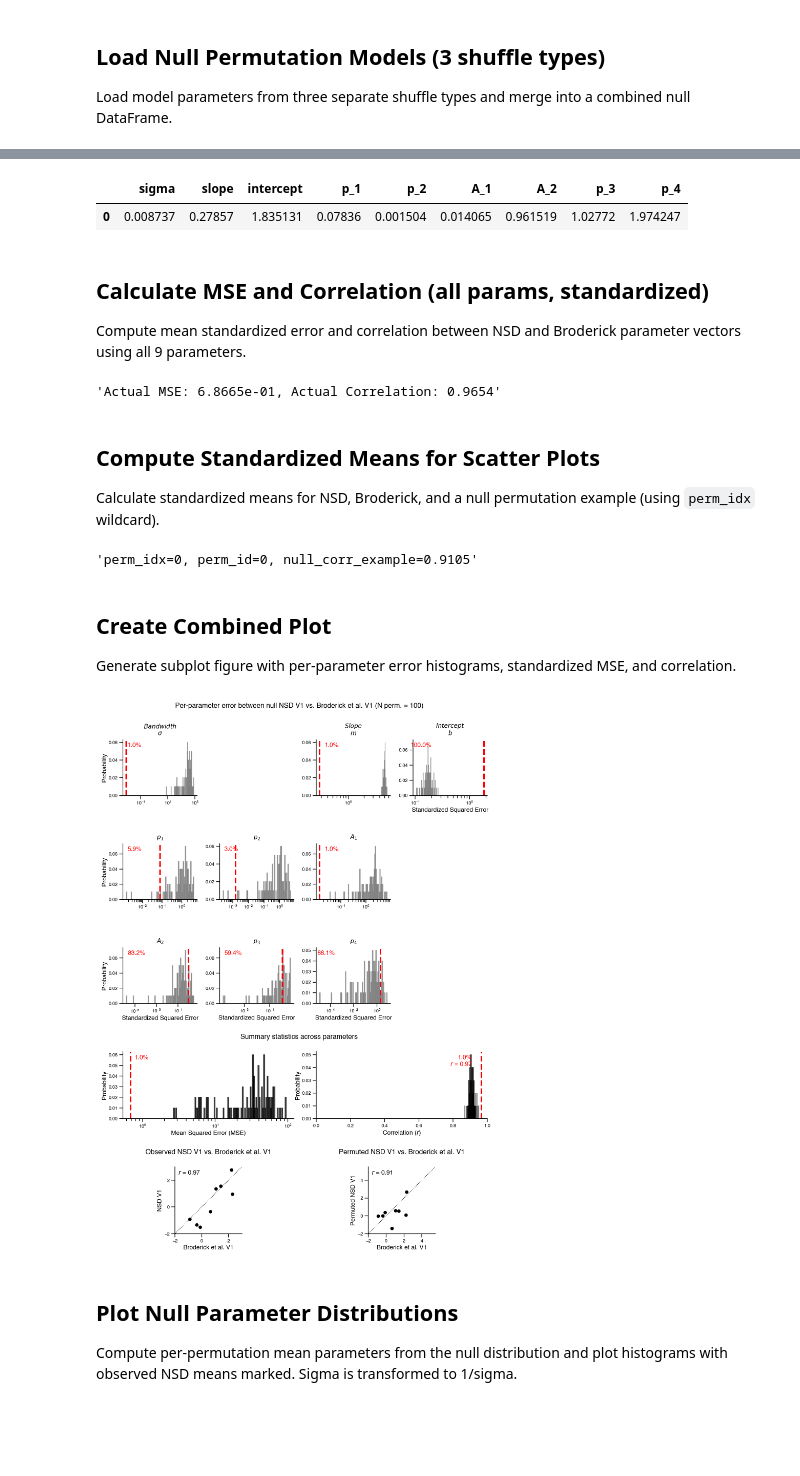
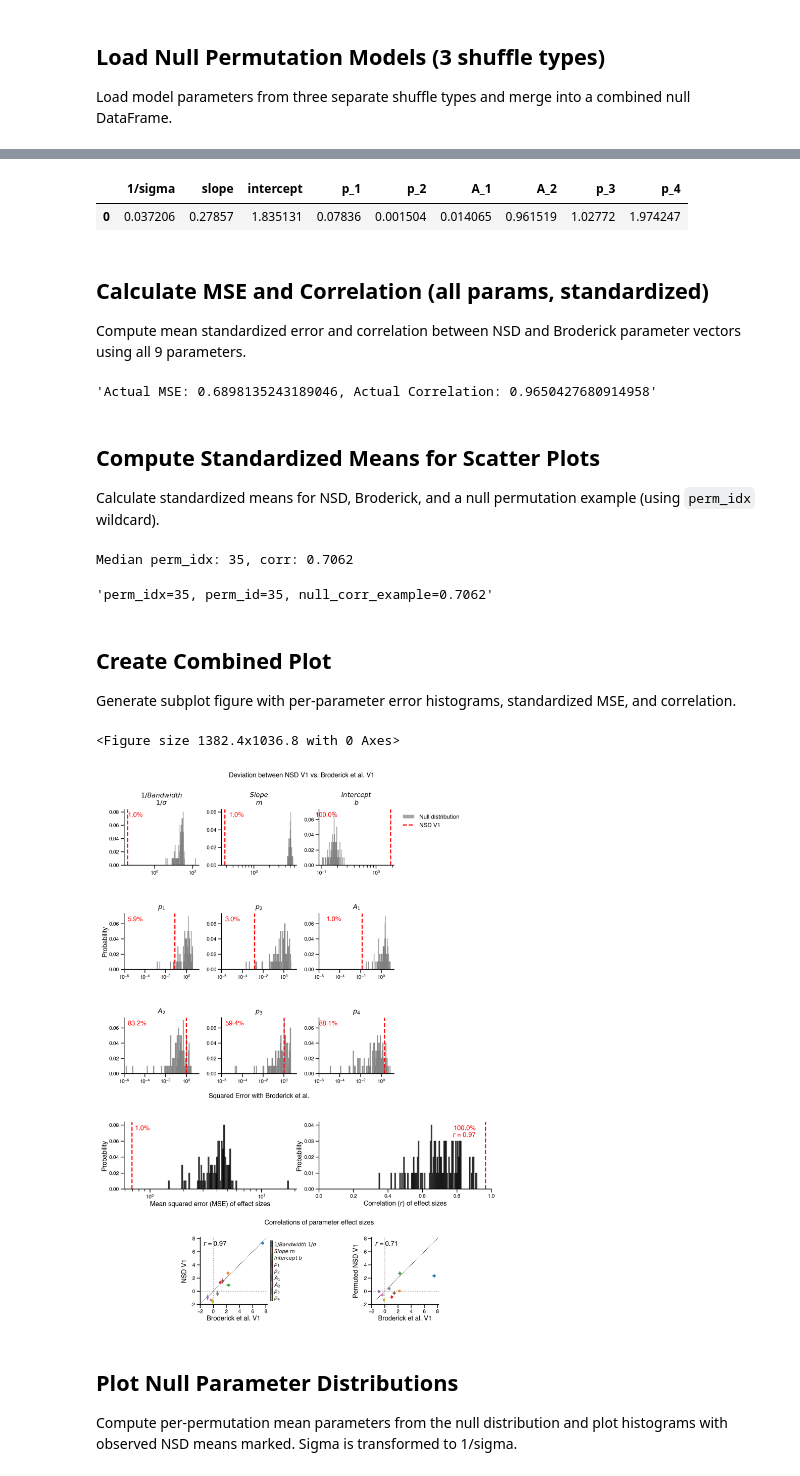
Before and after one commit to JiyeongHa/Spatial-Frequency-Preferences_NSDsyn, a Jupyter notebook: notebooks/plot_combined_error_mse_comparison.ipynb, the cells around one changed output, grey strips where cells are left out. Saved outputs shown, nothing was run; the diff lists cells and outputs as text; code cells hidden in the pictures; blank space fills up the shorter version.

```diff
--- a/notebooks/plot_combined_error_mse_comparison.ipynb
+++ b/notebooks/plot_combined_error_mse_comparison.ipynb
@@ -228,31 +191,43 @@ Compute per-parameter errors between NSD and Broderick means. Standardization co
 # %%
-params_all_ordered = ['sigma', 'slope', 'intercept', 'p_1', 'p_2', 'A_1', 'A_2', 'p_3', 'p_4']
+# Transform sigma -> 1/sigma in all DataFrames
+for df in [nsd_df, broderick_df, null_nsd_df]:
+    df['1/sigma'] = 1.0 / df['sigma']
+    df.drop(columns=['sigma'], inplace=True)
+
+# Update parameter lists to use 1/sigma
+PARAMS_2D_INV = ['1/sigma', 'slope', 'intercept', 'p_1', 'p_2', 'p_3', 'p_4', 'A_1', 'A_2']
+params_all_ordered = ['1/sigma', 'slope', 'intercept', 'p_1', 'p_2', 'A_1', 'A_2', 'p_3', 'p_4']
 
 actual_errors, null_errors_df, _ = calculate_standardized_error_per_param_comparison(
     nsd_df, broderick_df, null_nsd_df, params=params_all_ordered, standardize=standardize)
 
 actual_errors
 # %% [output]
-|  | sigma | slope | intercept | p_1 | p_2 | A_1 | A_2 | p_3 | p_4 |
-| 0 | 0.008737 | 0.27857 | 1.835131 | 0.07836 | 0.001504 | 0.014065 | 0.961519 | 1.02772 | 1.974247 |
+|  | 1/sigma | slope | intercept | p_1 | p_2 | A_1 | A_2 | p_3 | p_4 |
+| 0 | 0.037206 | 0.27857 | 1.835131 | 0.07836 | 0.001504 | 0.014065 | 0.961519 | 1.02772 | 1.974247 |
 # %% [markdown]
 ## Calculate MSE and Correlation (all params, standardized)
 Compute mean standardized error and correlation between NSD and Broderick parameter vectors using all 9 parameters.
 # %%
 (actual_mse, actual_corr), null_result_list = calculate_standardized_metric_comparison(
-    nsd_df, broderick_df, null_nsd_df, params=PARAMS_2D, metric='both', standardize=True)
+    nsd_df, broderick_df, null_nsd_df, params=PARAMS_2D_INV, metric='both', standardize=True)
 null_mse_values = [d['mse'] for d in null_result_list]
 null_corr_values = [d['corr'] for d in null_result_list]
 
-f"Actual MSE: {actual_mse:.4e}, Actual Correlation: {actual_corr:.4f}"
+f"Actual MSE: {actual_mse}, Actual Correlation: {actual_corr}"
 # %% [output]
-'Actual MSE: 6.8665e-01, Actual Correlation: 0.9654'
+'Actual MSE: 0.6898135243189046, Actual Correlation: 0.9650427680914958'
 # %% [markdown]
 ## Compute Standardized Means for Scatter Plots
 Calculate standardized means for NSD, Broderick, and a null permutation example (using `perm_idx` wildcard).
+# %%
+median_perm_idx = np.argsort(null_corr_values)[len(null_corr_values) // 2]
+print(f"Median perm_idx: {median_perm_idx}, corr: {null_corr_values[median_perm_idx]:.4f}")
+# %% [output]
+Median perm_idx: 35, corr: 0.7062
 # %%
-per_idx=40
-params_scatter = ['sigma', 'slope', 'intercept', 'p_1', 'p_2', 'A_1', 'A_2', 'p_3', 'p_4']
+perm_idx=35
+params_scatter = ['1/sigma', 'slope', 'intercept', 'p_1', 'p_2', 'A_1', 'A_2', 'p_3', 'p_4']
 
 _nsd = nsd_df.copy()
 _brod = broderick_df.copy()
@@ -274,39 +249,66 @@ _null_perm['dset_type'] = 'Null NSD V1'
 null_std_means_perm = standardized_mean(_null_perm, pooled_sd_df, group_col='dset_type', params=params_scatter)
 null_std_means_example = null_std_means_perm[params_scatter].values.squeeze()
 
+# Bootstrap 68% CI for scatter error bars
+boot_ci = bootstrap_standardized_ci(combined, pooled_sd_df, group_col='dset_type',
+                                    params=params_scatter, n_boot=1000, ci=68)
+nsd_ci = boot_ci['NSD V1']
+brod_ci = boot_ci['Broderick et al. V1']
+obs_y_err = np.array([nsd_std_means - nsd_ci['ci_lo'],
+                      nsd_ci['ci_hi'] - nsd_std_means])
+obs_x_err = np.array([brod_std_means - brod_ci['ci_lo'],
+                      brod_ci['ci_hi'] - brod_std_means])
+
+# Bootstrap CI for null permutation scatter
+_null_perm_combined = pd.concat([_null_perm, _brod], axis=0)
+null_boot_ci = bootstrap_standardized_ci(_null_perm_combined, pooled_sd_df,
+                                          group_col='dset_type',
+                                          params=params_scatter, n_boot=1000, ci=68)
+null_ci = null_boot_ci['Null NSD V1']
+perm_y_err = np.array([null_std_means_example - null_ci['ci_lo'],
+                       null_ci['ci_hi'] - null_std_means_example])
+perm_x_err = obs_x_err
+
 f"perm_idx={perm_idx}, perm_id={perm_id}, null_corr_example={null_corr_example:.4f}"
 # %% [output]
-'perm_idx=0, perm_id=0, null_corr_example=0.9105'
+'perm_idx=35, perm_id=35, null_corr_example=0.7062'
 # %% [markdown]
 ## Create Combined Plot
 Generate subplot figure with per-parameter error histograms, standardized MSE, and correlation.
 # %%
-xlabel_label = 'Standardized Squared Error' if standardize else 'Squared Error'
+plt.clf()
+xlabel_label = 'Squared Error with Broderick et al.'
 
 # Custom layout positions for parameters
 param_pos = {
-    'sigma': (0, 0), 'slope': (0, 2), 'intercept': (0, 3),
+    '1/sigma': (0, 0), 'slope': (0, 1), 'intercept': (0, 2),
     'p_1': (1, 0), 'p_2': (1, 1), 'A_1': (1, 2),
     'A_2': (2, 0), 'p_3': (2, 1), 'p_4': (2, 2),
 }
 
+# Plot 2: shared axes only within groups
 fig, _ = vis2D.plot_combined_null_distributions(
     null_errors_df, actual_errors,
     null_mse_values, actual_mse,
     null_corr_values=null_corr_values, actual_corr=actual_corr,
     nsd_std_means=nsd_std_means, brod_std_means=brod_std_means,
     null_std_means_example=null_std_means_example, null_corr_example=null_corr_example,
     params=params_all_ordered,
     scatter_params=params_scatter,
     share_param_axes=False,
+    share_groups=[['p_1', 'p_2', 'A_1', 'A_2', 'p_3', 'p_4']],
     xlabel_params=xlabel_label,
-    title=f'Per-parameter error between null NSD V1 vs. Broderick et al. V1 (N perm. = {n_perm})',
+    title=f'Deviation between NSD V1 vs. Broderick et al. V1',
     bins=100,
     param_positions=param_pos,
-    save_path=None
-)
+    color_by_param=True,
+    obs_x_err=obs_x_err, obs_y_err=obs_y_err,
+    perm_x_err=perm_x_err, perm_y_err=perm_y_err,
+    save_path=None)
+plt.show()
 # %% [output]
+<Figure size 1382.4x1036.8 with 0 Axes>
-[figure, old version]
+[figure, new version]
 # %% [markdown]
 ## Plot Null Parameter Distributions
 Compute per-permutation mean parameters from the null distribution and plot histograms with observed NSD means marked. Sigma is transformed to 1/sigma.
```
Also changed, not shown: parts of 8 cells of this notebook, 3 other files.
